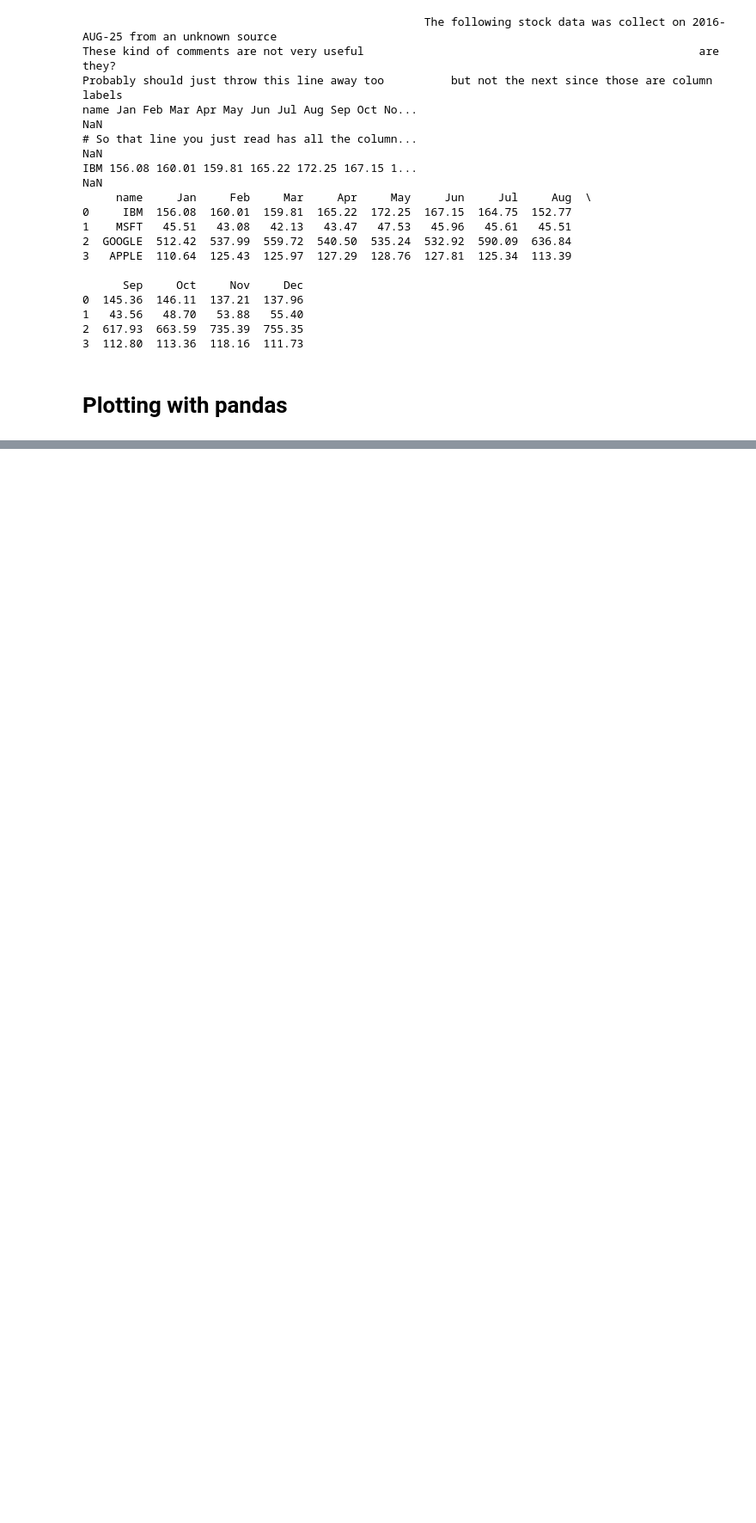
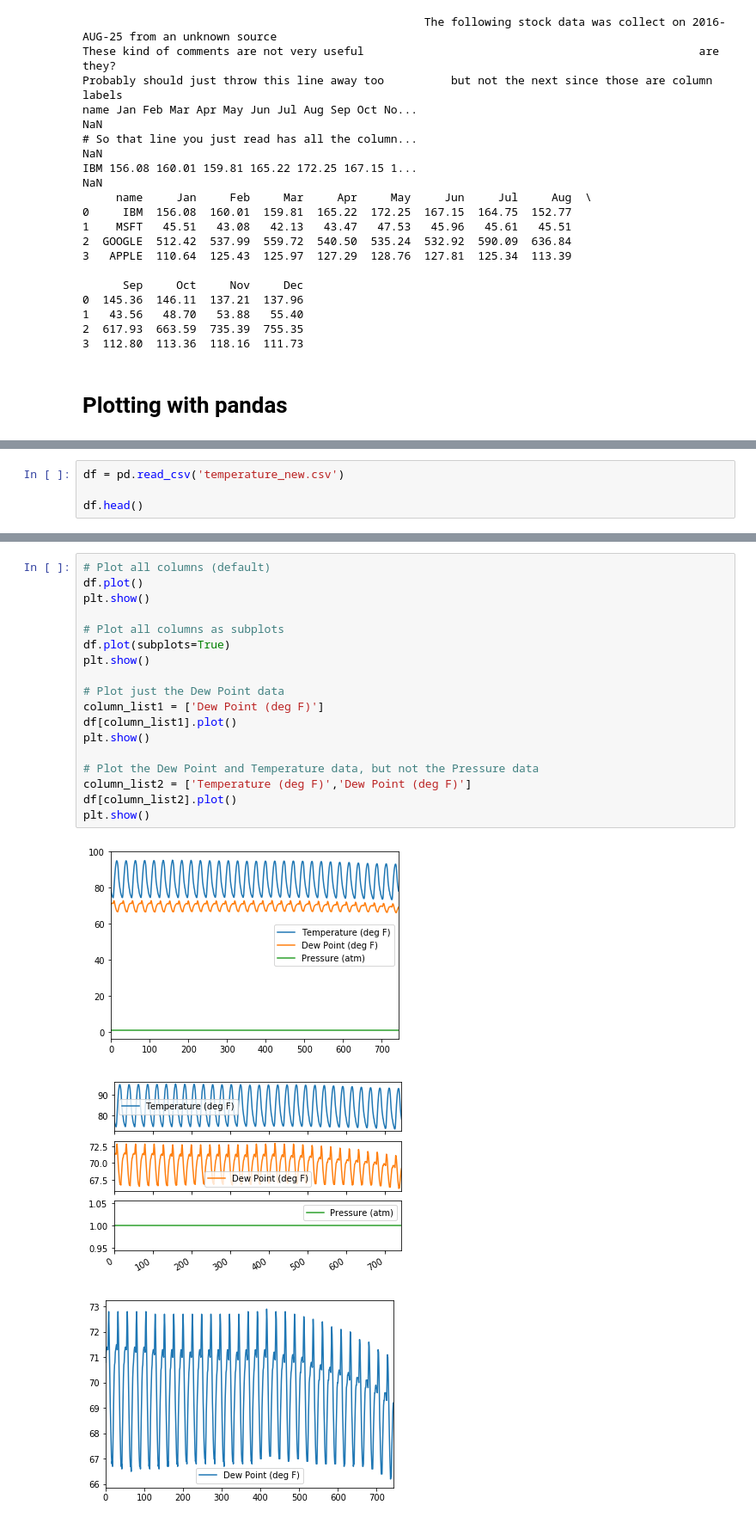
Before and after one commit to bholbein/datacamp-data-scientist-with-python, a Jupyter notebook: 08 pandas Foundations/01 Data ingestion & inspection.ipynb, the cells around one changed output, grey strips where cells are left out. Shown: that part at 86% size. Saved outputs shown, nothing was run; the diff lists cells and outputs as text; blank space fills up the shorter version.

```diff
--- a/08 pandas Foundations/01 Data ingestion & inspection.ipynb
+++ b/08 pandas Foundations/01 Data ingestion & inspection.ipynb
@@ -273,0 +319,4 @@ IBM 156.08 160.01 159.81 165.22 172.25 167.15 1...
+# %%
+df = pd.read_csv('temperature_new.csv')
+
+df.head()
@@ -273,0 +330,22 @@ IBM 156.08 160.01 159.81 165.22 172.25 167.15 1...
+# %%
+# Plot all columns (default)
+df.plot()
+plt.show()
+
+# Plot all columns as subplots
+df.plot(subplots=True)
+plt.show()
+
+# Plot just the Dew Point data
+column_list1 = ['Dew Point (deg F)']
+df[column_list1].plot()
+plt.show()
+
+# Plot the Dew Point and Temperature data, but not the Pressure data
+column_list2 = ['Temperature (deg F)','Dew Point (deg F)']
+df[column_list2].plot()
+plt.show()
+# %% [output]
+[figure, added]
+[figure, added]
+[figure, added]
```
Also changed, not shown: parts of 8 cells of this notebook, 20 other files.
